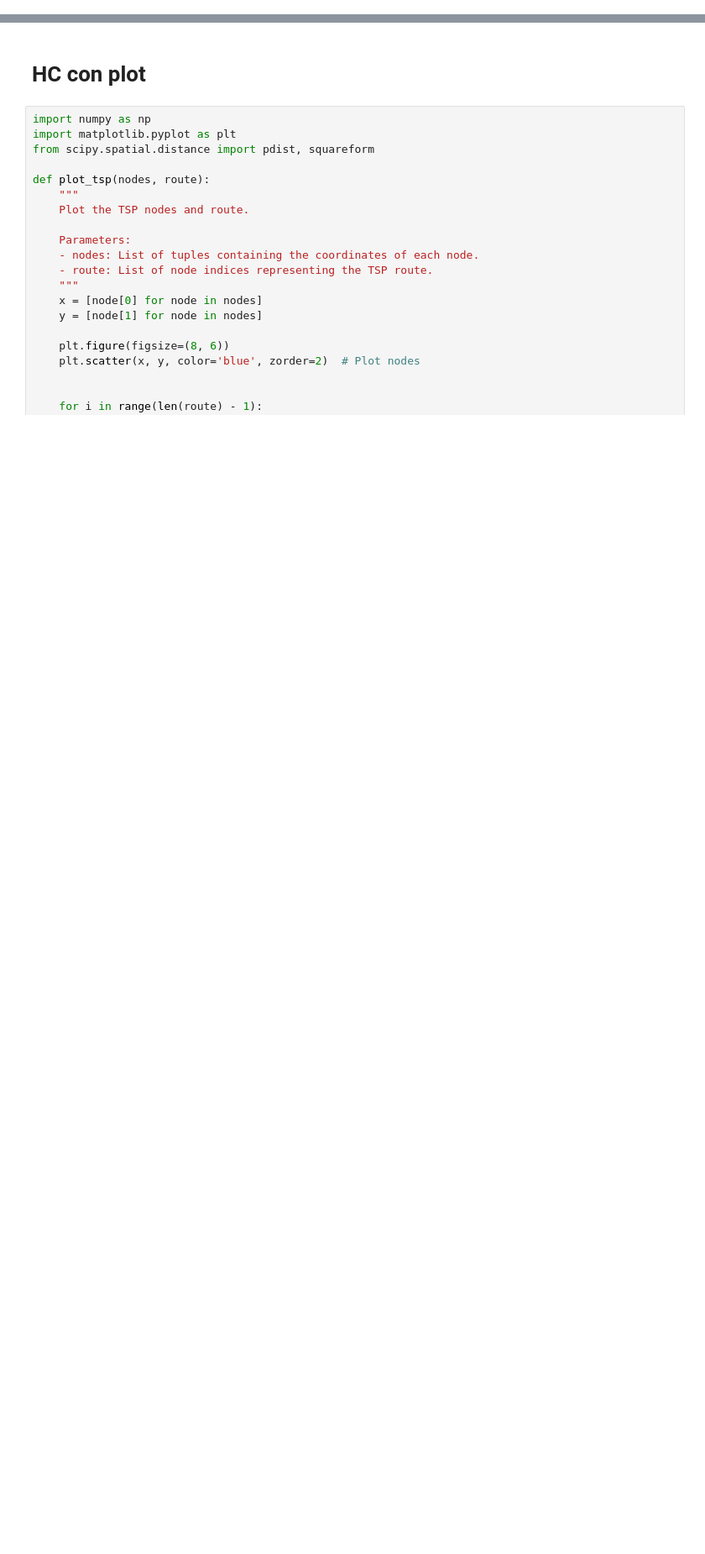
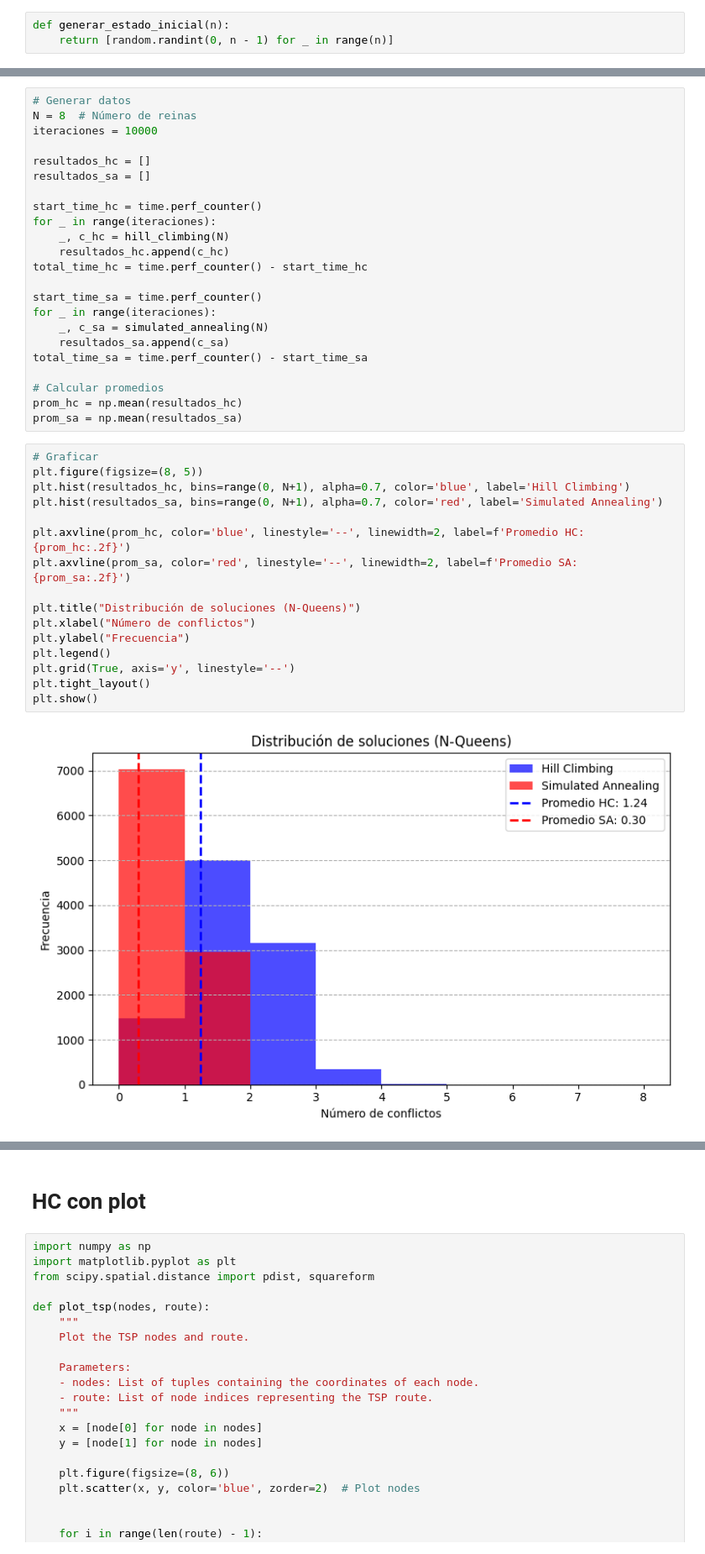
Before and after one commit to kevinluyo42/UTEC_DS-IA, a Jupyter notebook: 1_hill_climbing_n_queens.ipynb, the cells around one changed output, grey strips where cells are left out. Shown at 84% size. Cells and saved outputs as stored; diff of their text form; blank space fills up the shorter version.

```diff
--- a/1_hill_climbing_n_queens.ipynb
+++ b/1_hill_climbing_n_queens.ipynb
@@ -93,0 +10,3 @@ array([2, 1, 3, 0])
+# %%
+def generar_estado_inicial(n):
+    return [random.randint(0, n - 1) for _ in range(n)]
@@ -93,0 +87,41 @@ array([2, 1, 3, 0])
+# %%
+# Generar datos
+N = 8  # Número de reinas
+iteraciones = 10000
+
+resultados_hc = []
+resultados_sa = []
+
+start_time_hc = time.perf_counter()
+for _ in range(iteraciones):
+    _, c_hc = hill_climbing(N)
+    resultados_hc.append(c_hc)
+total_time_hc = time.perf_counter() - start_time_hc
+
+start_time_sa = time.perf_counter()
+for _ in range(iteraciones):
+    _, c_sa = simulated_annealing(N)
+    resultados_sa.append(c_sa)
+total_time_sa = time.perf_counter() - start_time_sa
+
+# Calcular promedios
+prom_hc = np.mean(resultados_hc)
+prom_sa = np.mean(resultados_sa)
+# %%
+# Graficar
+plt.figure(figsize=(8, 5))
+plt.hist(resultados_hc, bins=range(0, N+1), alpha=0.7, color='blue', label='Hill Climbing')
+plt.hist(resultados_sa, bins=range(0, N+1), alpha=0.7, color='red', label='Simulated Annealing')
+
+plt.axvline(prom_hc, color='blue', linestyle='--', linewidth=2, label=f'Promedio HC: {prom_hc:.2f}')
+plt.axvline(prom_sa, color='red', linestyle='--', linewidth=2, label=f'Promedio SA: {prom_sa:.2f}')
+
+plt.title("Distribución de soluciones (N-Queens)")
+plt.xlabel("Número de conflictos")
+plt.ylabel("Frecuencia")
+plt.legend()
+plt.grid(True, axis='y', linestyle='--')
+plt.tight_layout()
+plt.show()
+# %% [output]
+[figure, added]
```
Also changed, not shown: parts of 14 cells of this notebook.
